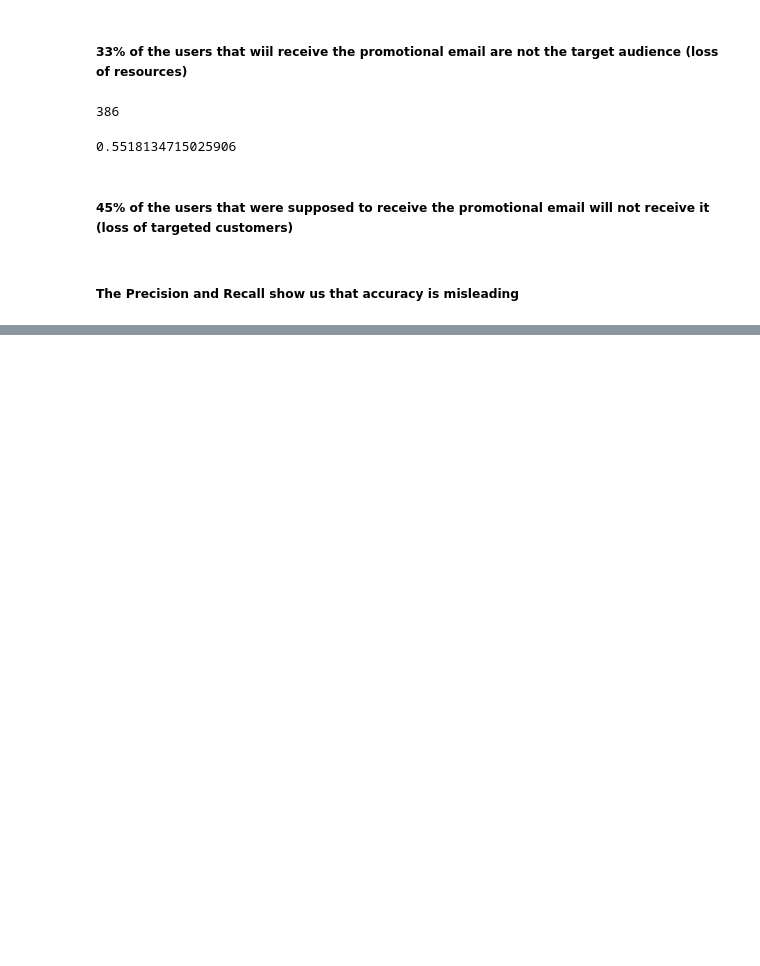
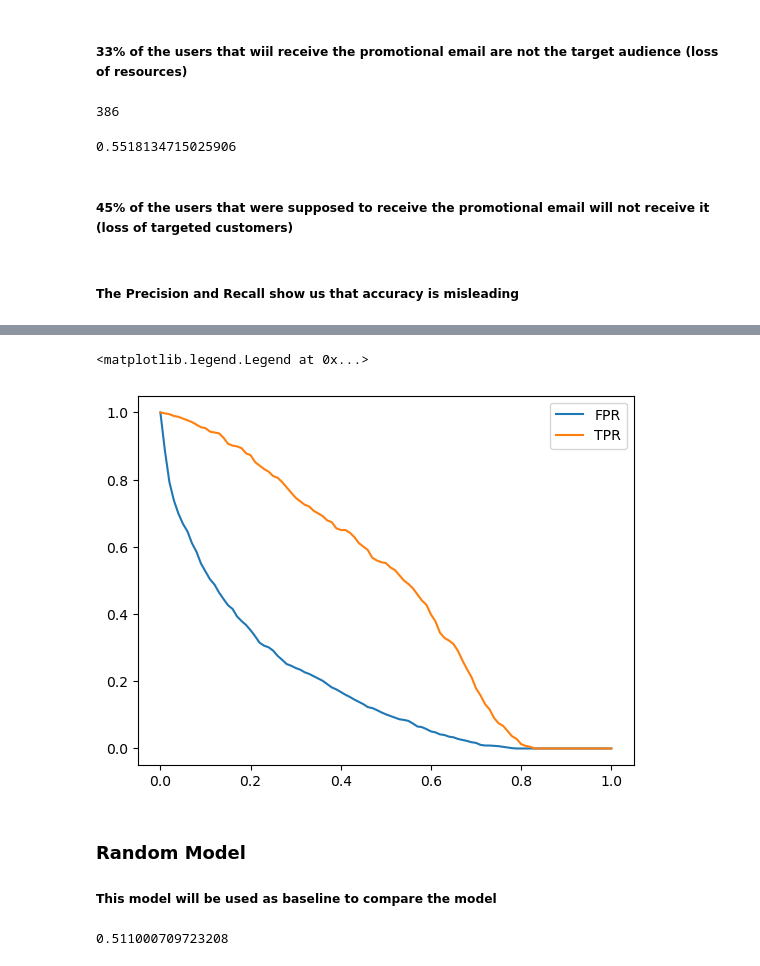
Before and after one commit to sam47-asfaw/ml_zoomcamp, a Jupyter notebook: 04-evaluation/04-Evaluation.ipynb, the cells around one changed output, grey strips where cells are left out. Cells and saved outputs as stored; diff of their text form; code cells hidden in the pictures; blank space fills up the shorter version.

```diff
--- a/04-evaluation/04-Evaluation.ipynb
+++ b/04-evaluation/04-Evaluation.ipynb
@@ -345,0 +368,22 @@ recall
+# %%
+#check tpr and fpr for different thresholds
+thresholds = np.linspace(0,1, 101)
+scores = []
+for t in thresholds:
+    actual_pos = (y_val == 1)
+    actual_neg = (y_val == 0)
+    pred_pos = (y_pred >= t)
+    pred_neg = (y_pred < t)
+    tp = (pred_pos & actual_pos).sum()
+    tn = (pred_neg & actual_neg).sum()
+    fp = (pred_pos & actual_neg).sum()
+    fn = (pred_neg & actual_pos).sum()
+
+    scores.append((t, tp, tn, fp, fn))
+# %%
+columns = ['thresholds', 'tp', 'tn', 'fp', 'fn']
+df_scores = pd.DataFrame(scores, columns = columns)
+
+df_scores['tpr'] = df_scores.tp / (df_scores.tp + df_scores.fn)
+df_scores['fpr'] = df_scores.fp / (df_scores.tn + df_scores.fp)
+df_scores[:: 10]
@@ -345,0 +403,11 @@ recall
+# %%
+#plot the fpr and tpr of df_scores
+plt.plot(thresholds, df_scores['fpr'], label='FPR')
+plt.plot(thresholds, df_scores['tpr'], label='TPR')
+plt.legend()
+# %% [output]
+<matplotlib.legend.Legend at 0x...>
+[figure, added]
+# %% [markdown]
+### Random Model
+##### This model will be used as baseline to compare the model
@@ -345,0 +417,4 @@ recall
+# %%
+((y_rand >= 0.5) == y_val).mean()
+# %% [output]
+0.511000709723208
```
Also changed, not shown: parts of 39 cells of this notebook.
